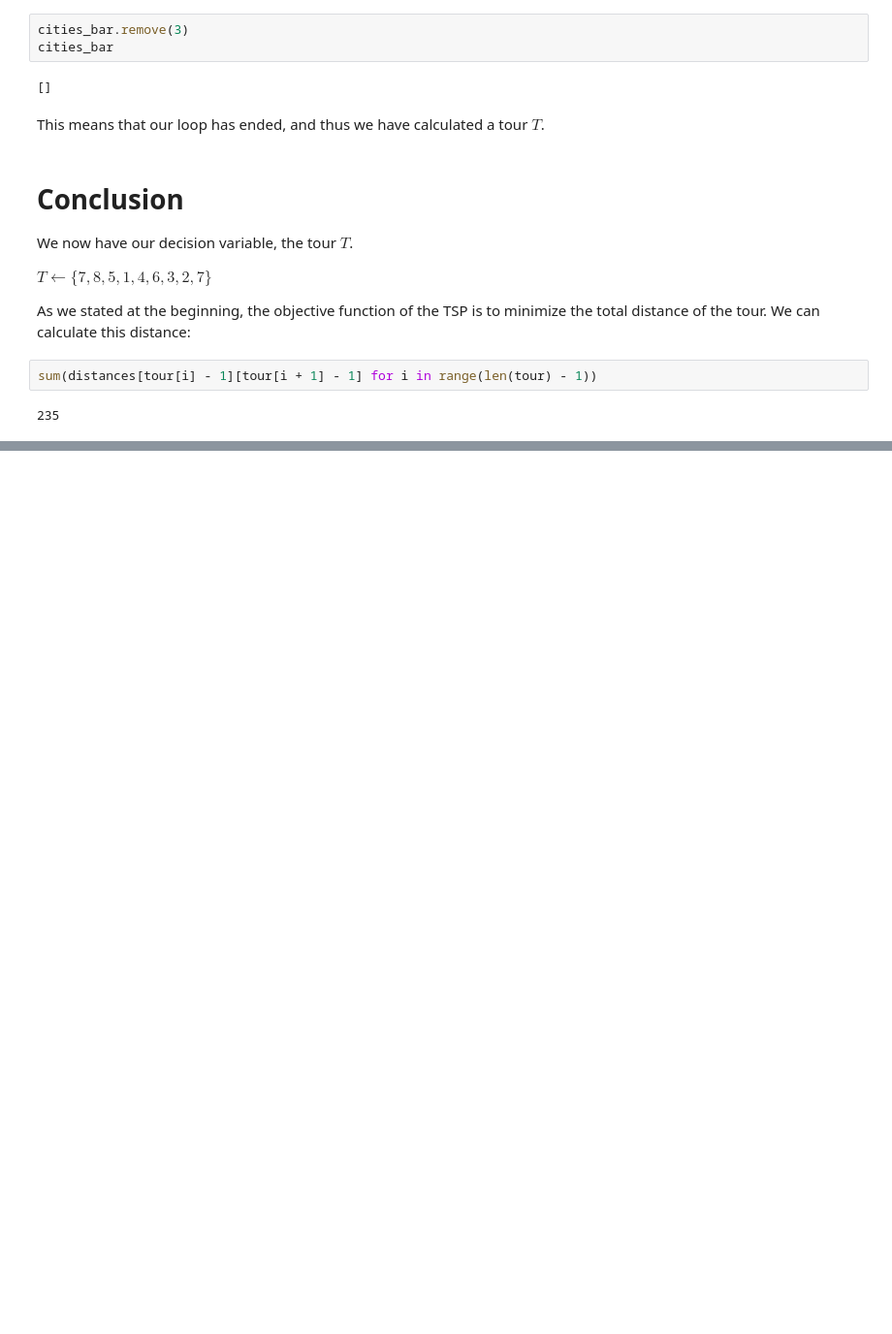
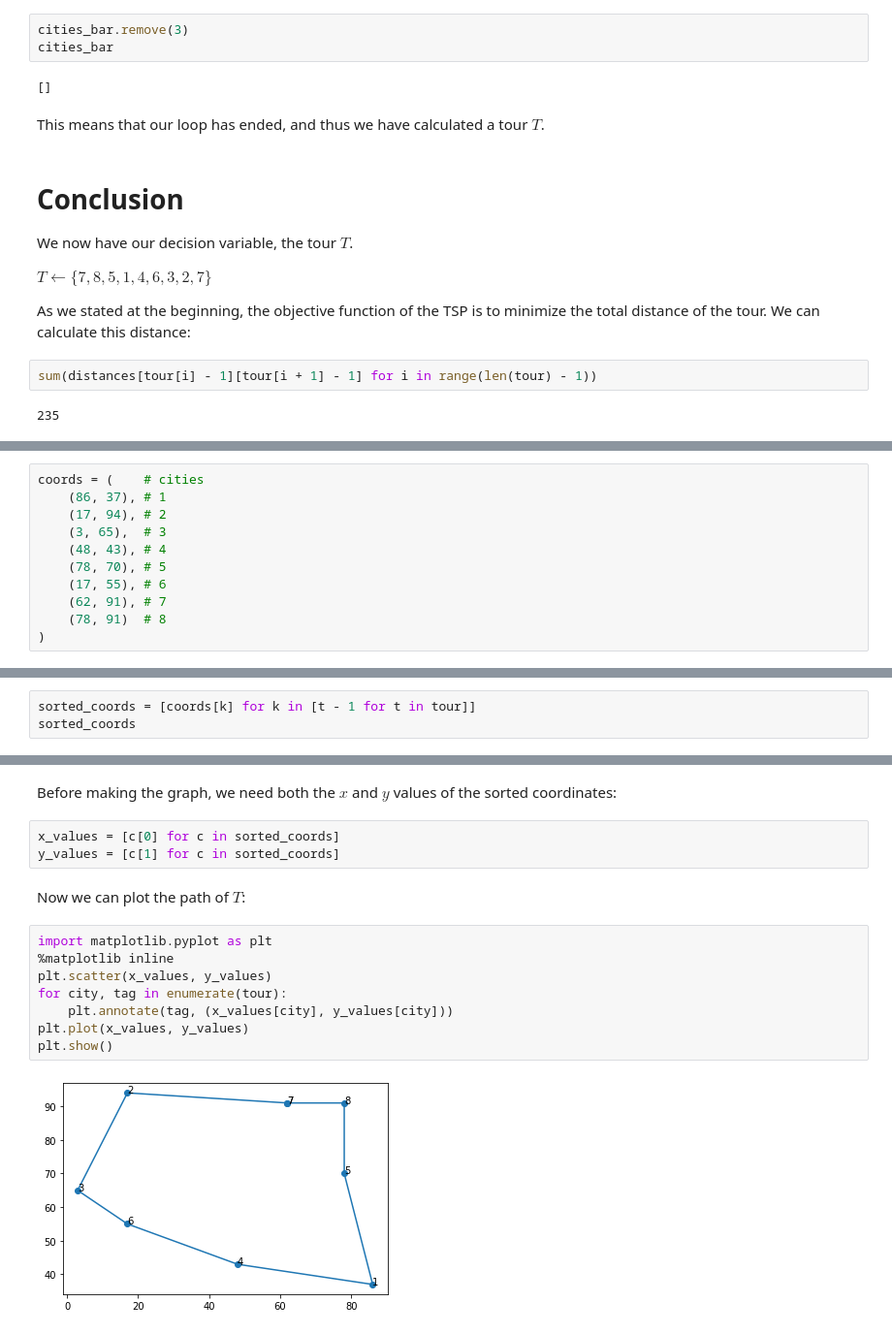
Before and after one commit to netotz/optimization, a Jupyter notebook: tsp/homework3.ipynb, the cells around one changed output, grey strips where cells are left out. Shown: that part at 97% size. Drawn from its saved outputs; the diff is of its cells as text; blank space fills up the shorter version.

Commit message:
Add graph to show tour's path

```diff
--- a/tsp/homework3.ipynb
+++ b/tsp/homework3.ipynb
@@ -346,0 +349,11 @@ In conclusion, by using the nearest insertion heuristic technique, we can visit
+# %%
+coords = (    # cities
+    (86, 37), # 1
+    (17, 94), # 2
+    (3, 65),  # 3
+    (48, 43), # 4
+    (78, 70), # 5
+    (17, 55), # 6
+    (62, 91), # 7
+    (78, 91)  # 8
+)
@@ -346,0 +362,3 @@ In conclusion, by using the nearest insertion heuristic technique, we can visit
+# %%
+sorted_coords = [coords[k] for k in [t - 1 for t in tour]]
+sorted_coords
@@ -346,0 +375,17 @@ In conclusion, by using the nearest insertion heuristic technique, we can visit
+# %% [markdown]
+Before making the graph, we need both the $x$ and $y$ values of the sorted coordinates:
+# %%
+x_values = [c[0] for c in sorted_coords]
+y_values = [c[1] for c in sorted_coords]
+# %% [markdown]
+Now we can plot the path of $T$:
+# %%
+import matplotlib.pyplot as plt
+%matplotlib inline
+plt.scatter(x_values, y_values)
+for city, tag in enumerate(tour):
+    plt.annotate(tag, (x_values[city], y_values[city]))
+plt.plot(x_values, y_values)
+plt.show()
+# %% [output]
+[figure, added]
```
Also changed, not shown: parts of 4 cells of this notebook.
